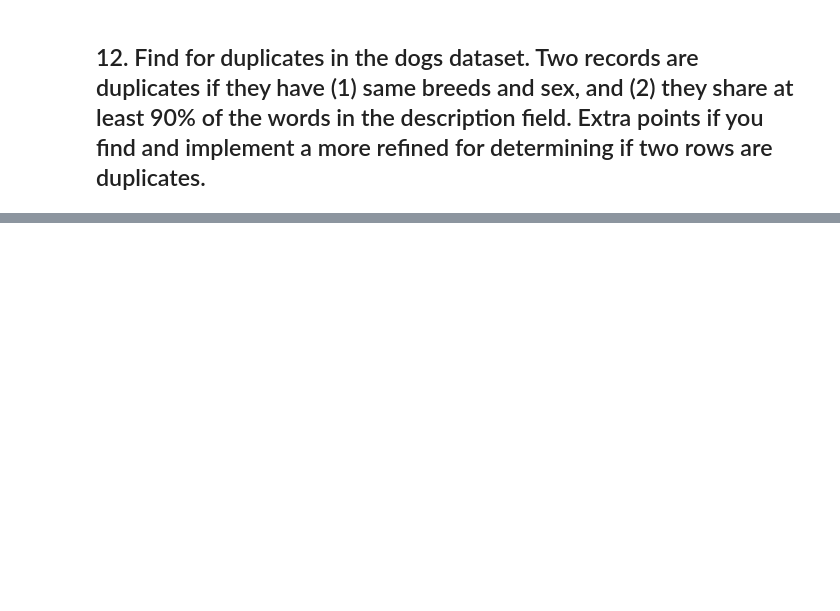
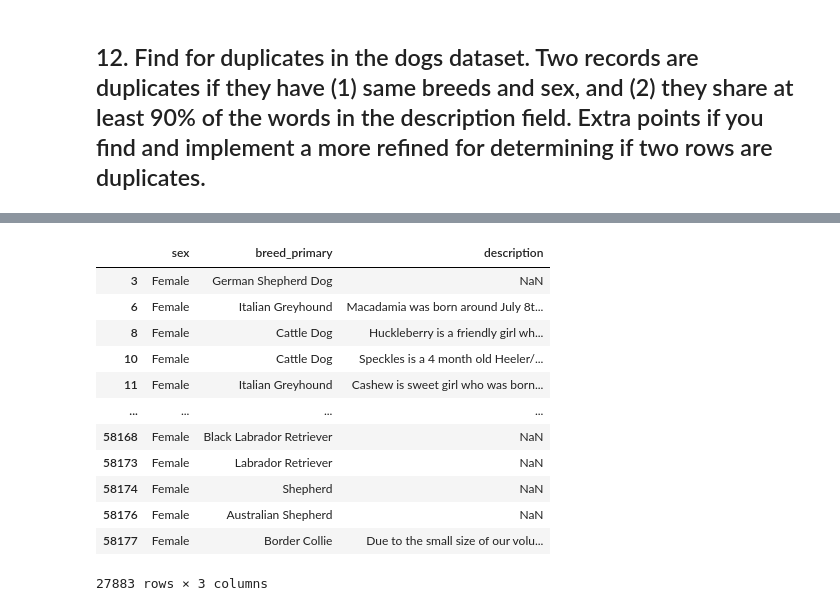
Before and after one commit to mat1218B/ProjectOfComputerScience, a Jupyter notebook: Project-CS_2022.ipynb, the cells around one changed output, grey strips where cells are left out. Drawn from its saved outputs; the diff is of its cells as text; code cells hidden in the pictures; blank space fills up the shorter version.

```diff
--- a/Project-CS_2022.ipynb
+++ b/Project-CS_2022.ipynb
@@ -985,0 +894,17 @@ duplicate_table[duplicate_table['sex'] == 'Male']
+# %%
+duplicate_female2 = duplicate_table2[duplicate_table2['sex'] == 'Female']
+duplicate_female2
+# %% [output]
+|  | sex | breed_primary | description |
+| 3 | Female | German Shepherd Dog | NaN |
+| 6 | Female | Italian Greyhound | Macadamia was born around July 8t... |
+| 8 | Female | Cattle Dog | Huckleberry is a friendly girl wh... |
+| 10 | Female | Cattle Dog | Speckles is a 4 month old Heeler/... |
+| 11 | Female | Italian Greyhound | Cashew is sweet girl who was born... |
+| ... | ... | ... | ... |
+| 58168 | Female | Black Labrador Retriever | NaN |
+| 58173 | Female | Labrador Retriever | NaN |
+| 58174 | Female | Shepherd | NaN |
+| 58176 | Female | Australian Shepherd | NaN |
+| 58177 | Female | Border Collie | Due to the small size of our volu... |
+27883 rows × 3 columns
```
Also changed, not shown: parts of 16 cells of this notebook.
